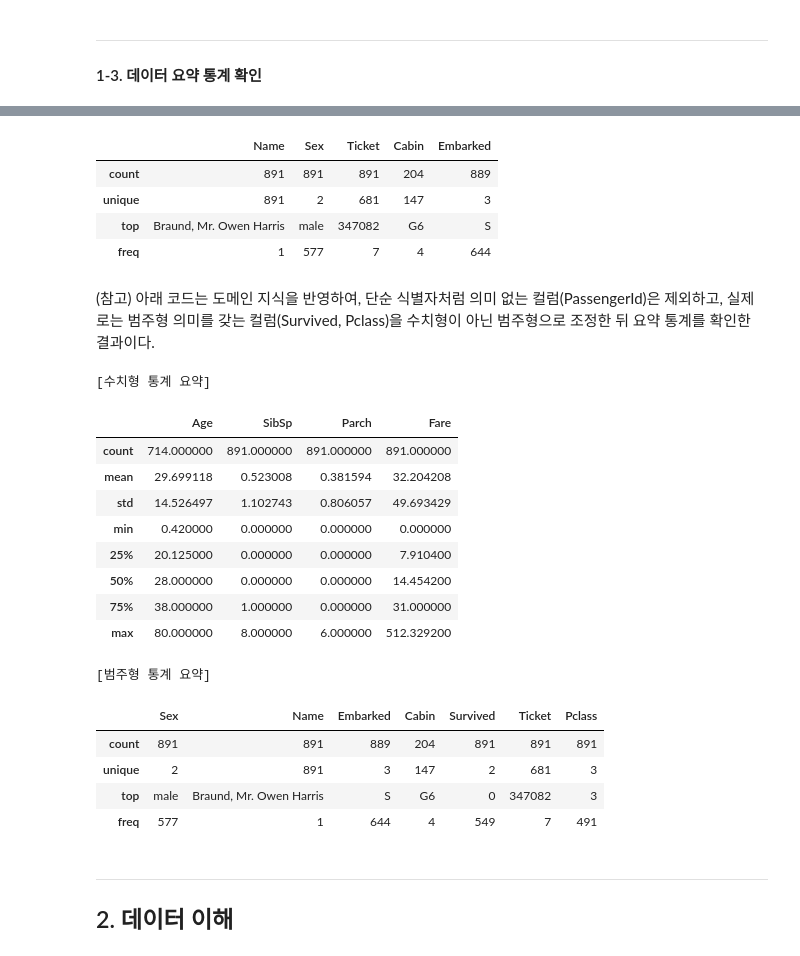
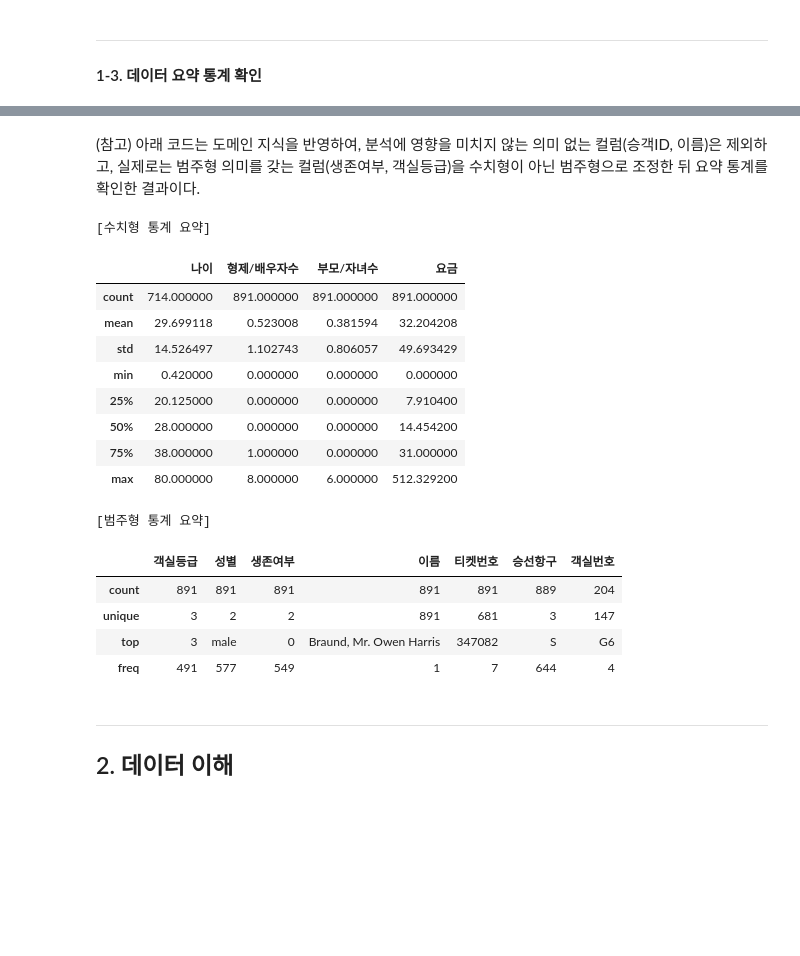
Before and after one commit to JyoARa/Machine-Learning, a Jupyter notebook: Project/Titanic/Titianic_DataAnalysis.ipynb, the cells around one changed output, grey strips where cells are left out. Cells and saved outputs as stored; diff of their text form; code cells hidden in the pictures; blank space fills up the shorter version.

```diff
--- a/Project/Titanic/Titianic_DataAnalysis.ipynb
+++ b/Project/Titanic/Titianic_DataAnalysis.ipynb
@@ -18,0 +67,3 @@ df = pd.read_csv(DATA_PATH)
+# %%
+# 원본 복사
+df_kor = df.copy()
@@ -83,30 +153,31 @@ df.describe()
-# %%
-df.describe(include='object')
-# %% [output]
-|  | Name | Sex | Ticket | Cabin | Embarked |
-| count | 891 | 891 | 891 | 204 | 889 |
-| unique | 891 | 2 | 681 | 147 | 3 |
-| top | Braund, Mr. Owen Harris | male | 347082 | G6 | S |
-| freq | 1 | 577 | 7 | 4 | 644 |
 # %% [markdown]
-(참고) 아래 코드는 도메인 지식을 반영하여, 단순 식별자처럼 의미 없는 컬럼(PassengerId)은 제외하고, 실제로는 범주형 의미를 갖는 컬럼(Survived, Pclass)을 수치형이 아닌 범주형으로 조정한 뒤 요약 통계를 확인한 결과이다.
+(참고) 아래 코드는 도메인 지식을 반영하여, 분석에 영향을 미치지 않는 의미 없는 컬럼(승객ID, 이름)은 제외하고, 실제로는 범주형 의미를 갖는 컬럼(생존여부, 객실등급)을 수치형이 아닌 범주형으로 조정한 뒤 요약 통계를 확인한 결과이다.
 # %%
-import numpy as np
+# 수치형 / 범주형 변수 자동 분류
+num_cols = df_kor.select_dtypes(include=[np.number]).columns.tolist()
+cat_cols = df_kor.select_dtypes(exclude=[np.number]).columns.tolist()
 
-# describe 출력용 수치형/범주형 분류
-num_cols = df.select_dtypes(include=[np.number]).columns.tolist()
-cat_cols = df.select_dtypes(exclude=[np.number]).columns.tolist()
+# 제외할 컬럼 (분석에 사용하지 않음)
+exclude_cols = ["승객ID"]
 
-# 도메인 지식 기반으로 강제 조정
-force_cat = ["Survived", "Pclass", "PassengerId"]  # Survived/Pclass는 범주형으로, PassengerId는 아예 제외
-cat_cols = list(set(cat_cols + ["Survived", "Pclass"]))   # Survived, Pclass를 범주형으로 이동
-num_cols = [c for c in num_cols if c not in force_cat]    # PassengerId, Survived, Pclass 제거
+# 수치형 → 범주형으로 옮길 컬럼
+num_to_cat = ["생존여부", "객실등급"]
+
+# 제외 컬럼 제거
+num_cols = [c for c in num_cols if c not in exclude_cols + num_to_cat]
+cat_cols = [c for c in cat_cols if c not in exclude_cols]
+
+# 수치형에서 옮겨온 컬럼을 범주형에 추가
+cat_cols = list(set(cat_cols + num_to_cat))
 # %%
 print("[수치형 통계 요약]")
-df[num_cols].describe()
+dp(df_kor[num_cols].describe())
+
+print("[범주형 통계 요약]")
+dp(df_kor[cat_cols].astype("object").describe())
 # %% [output]
 [수치형 통계 요약]
-|  | Age | SibSp | Parch | Fare |
+|  | 나이 | 형제/배우자수 | 부모/자녀수 | 요금 |
 | count | 714.000000 | 891.000000 | 891.000000 | 891.000000 |
 | mean | 29.699118 | 0.523008 | 0.381594 | 32.204208 |
 | std | 14.526497 | 1.102743 | 0.806057 | 49.693429 |
@@ -115,16 +186,12 @@ df[num_cols].describe()
 | 50% | 28.000000 | 0.000000 | 0.000000 | 14.454200 |
 | 75% | 38.000000 | 1.000000 | 0.000000 | 31.000000 |
 | max | 80.000000 | 8.000000 | 6.000000 | 512.329200 |
+[범주형 통계 요약]
+|  | 객실등급 | 성별 | 생존여부 | 이름 | 티켓번호 | 승선항구 | 객실번호 |
+| count | 891 | 891 | 891 | 891 | 891 | 889 | 204 |
+| unique | 3 | 2 | 2 | 891 | 681 | 3 | 147 |
+| top | 3 | male | 0 | Braund, Mr. Owen Harris | 347082 | S | G6 |
+| freq | 491 | 577 | 549 | 1 | 7 | 644 | 4 |
-# %%
-print("[범주형 통계 요약]")
-df[cat_cols].astype("object").describe()
-# %% [output]
-[범주형 통계 요약]
-|  | Sex | Name | Embarked | Cabin | Survived | Ticket | Pclass |
-| count | 891 | 891 | 889 | 204 | 891 | 891 | 891 |
-| unique | 2 | 891 | 3 | 147 | 2 | 681 | 3 |
-| top | male | Braund, Mr. Owen Harris | S | G6 | 0 | 347082 | 3 |
-| freq | 577 | 1 | 644 | 4 | 549 | 7 | 491 |
 # %% [markdown]
 ---
 
```
Also changed, not shown: parts of 38 cells of this notebook, 4 other files.
